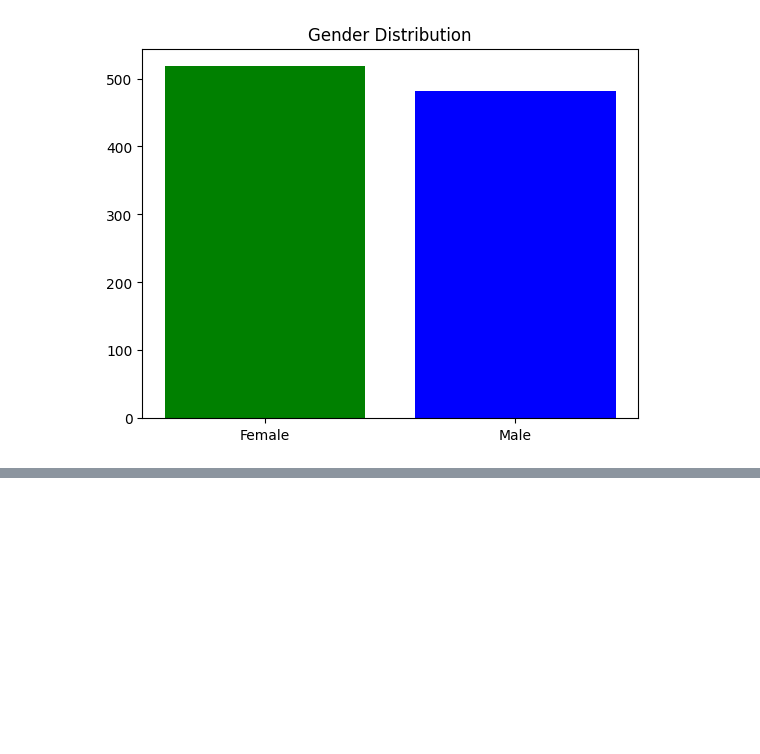
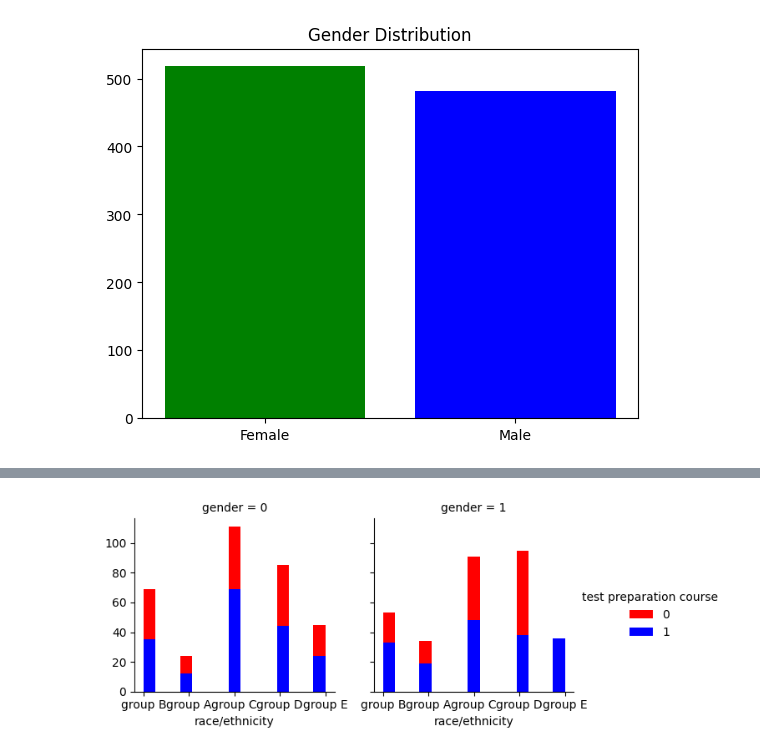
Before and after one commit to srujan875/PDS_Assignment1, a Jupyter notebook: PDS_Assignment/Question_2/src/analysis.ipynb, the cells around one changed output, grey strips where cells are left out. Drawn from its saved outputs; the diff is of its cells as text; code cells hidden in the pictures; blank space fills up the shorter version.

```diff
--- a/PDS_Assignment/Question_2/src/analysis.ipynb
+++ b/PDS_Assignment/Question_2/src/analysis.ipynb
@@ -56,0 +89,10 @@ plt.savefig('/Users/chinthotinaveen/Desktop/PDS_Assignment/Question_2/analysis_r
+# %%
+#Visualisation5
+
+graph = sns.FacetGrid(data, col ='gender',hue_kws={'color': ['r', 'b']}, hue ='test preparation course')
+# map the above form facetgrid with some attributes
+graph.map(plt.hist, 'race/ethnicity', bins = 15, color ='orange').add_legend()
+# show the object
+plt.savefig('/Users/chinthotinaveen/Desktop/PDS_Assignment/Question_2/analysis_result/coursecompletiondistribution.png')
+# %% [output]
+[figure, added]
```
Also changed, not shown: parts of 3 cells of this notebook, 7 other files.
